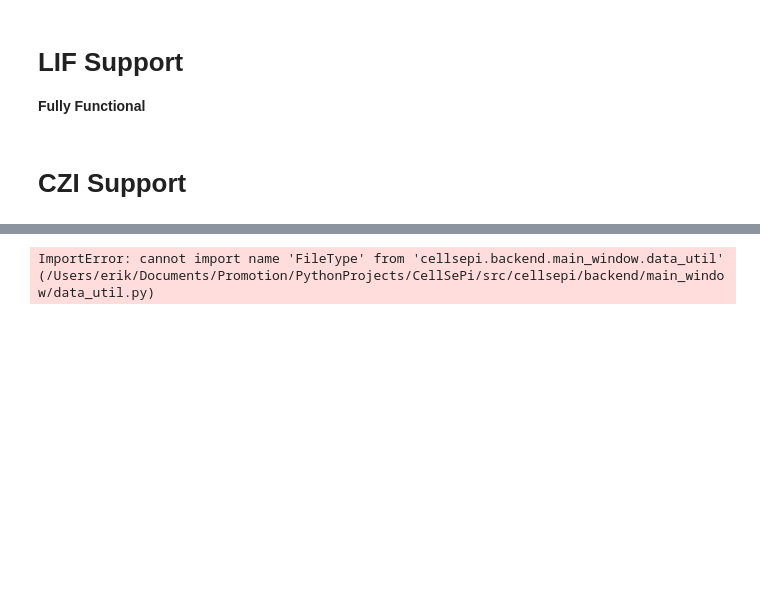
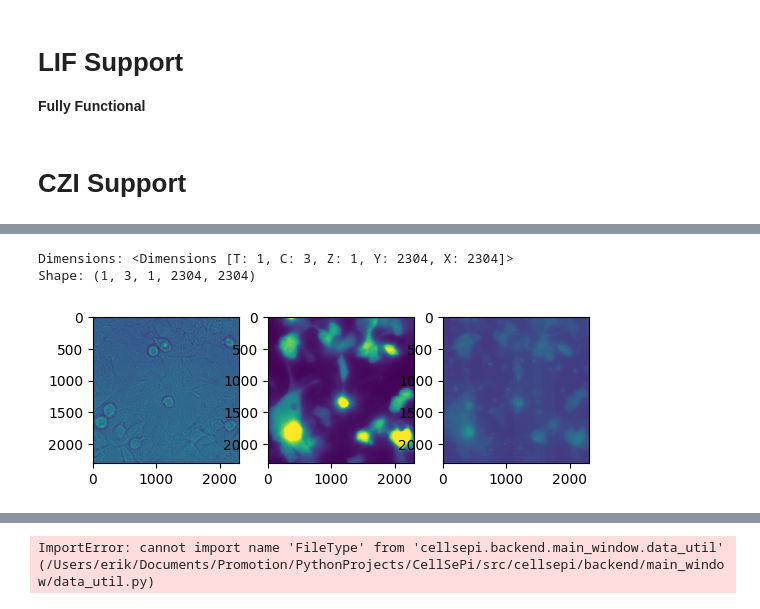
Before and after one commit to CellSePi/CellSePi, a Jupyter notebook: src/cellsepi/playground/file_type_support.ipynb, the cells around one changed output, grey strips where cells are left out. Drawn from its saved outputs; the diff is of its cells as text; code cells hidden in the pictures; blank space fills up the shorter version.

```diff
--- a/src/cellsepi/playground/file_type_support.ipynb
+++ b/src/cellsepi/playground/file_type_support.ipynb
@@ -18,23 +18,23 @@ lif_target_dir = parent_target_dir / "lif"
 target_dir = lif_target_dir
 target_dir.mkdir(parents=True, exist_ok=True)
 
-bio_image = BioImage(lif_path, reader=bioio_lif.Reader)  # Specify the backend explicitly
-data = np.squeeze(bio_image.data)
+lif_img = BioImage(lif_path, reader=bioio_lif.Reader)  # Specify the backend explicitly
+data = np.squeeze(lif_img.data)
 is_3d = (data.ndim >= 4 and data.shape[1] > 1)
 # ToDo EK Long Term: Unify 2D and 3D loading to prevent double loading in 3D Case
 
 
 # get all series in the lif file
-scenes = bio_image.scenes
+scenes = lif_img.scenes
 total_scenes = len(scenes)
 
 for index, scene_id in enumerate(scenes):
     scene = scene_id
 
     #remove the unnecessary data in the array
-    bio_image.set_scene(scene)
+    lif_img.set_scene(scene)
     #TCZXY 5D array
-    npy_array = bio_image.data
+    npy_array = lif_img.data
 
     squeezed_img = np.squeeze(npy_array)
     n_channels = squeezed_img.shape[0]
@@ -200,0 +214,69 @@ NameError: name 'wrapped_img' is not defined
+# %%
+nd2_path = "/Users/erik/Downloads/CellSePi Segmentation Data/ND2_Test_Images/GFP001.nd2"
+
+nd2_target_dir = parent_target_dir / "nd2"
+target_dir = nd2_target_dir
+target_dir.mkdir(parents=True, exist_ok=True)
+
+# Load the file
+nd2_img = BioImage(nd2_path)
+
+# Check dimensions (e.g., T, C, Z, Y, X)
+dims = nd2_img.dims
+print(f"Dimensions: {nd2_img.dims}")
+print(f"Shape: {nd2_img.shape}")
+
+# Access image data as a numpy-backed array (TCZYX)
+data = nd2_img.data
+
+# Or as an xarray for labeled dimensions
+xdata = nd2_img.xarray_data
+
+scenes = nd2_img.scenes
+total_scenes = len(scenes)
+
+for index, scene_id in enumerate(scenes):
+    scene = scene_id
+
+    #remove the unnecessary data in the array
+    nd2_img.set_scene(scene)
+    #TCZXY 5D array
+    npy_array = nd2_img.data
+
+    # squeezed_img = np.squeeze(npy_array)
+    # n_channels = dims.C
+    n_x = dims.X
+    n_y = dims.Y
+    n_z = dims.Z
+
+    # Convert to xarray
+    xdata = nd2_img.xarray_data  # Assuming S is already in the coordinates
+
+    # Stack S into C
+    if "S" in nd2_img.dims.order:
+        xdata = xdata.stack(new_C=("C", "S")).transpose("T", "new_C", "Z", "Y", "X")
+    npy_array = xdata.values
+    n_channels = xdata.dims[1]
+
+    # fig, axes = plt.subplots(ncols=n_channels)
+    # for channel_id in range(n_channels):
+    #     # Extract the height and width of the image
+    #     image = squeezed_img[channel_id]
+    #     axes[channel_id].imshow(npy_array[0, channel_id, 0].transpose())
+    #
+    #     if False:
+    #         img = Image.fromarray(image)
+    #
+    #         file_name = f"{scene}{"_c"}{channel_id + 1}.tif"
+    #         target_path = target_dir / file_name
+    #         img.save(str(target_path))
+# %% [output]
+Dimensions: <Dimensions [T: 1, C: 3, Z: 1, Y: 2304, X: 2304]>
+Shape: (1, 3, 1, 2304, 2304)
+# %%
+fig, axes = plt.subplots(ncols=nd2_img.dims.C)
+
+for iC, ax in enumerate(axes):
+    ax.imshow(nd2_img.data[0, iC, 0, :, :])
+# %% [output]
+[figure, added]
```
Also changed, not shown: parts of 19 cells of this notebook, 11 other files.
